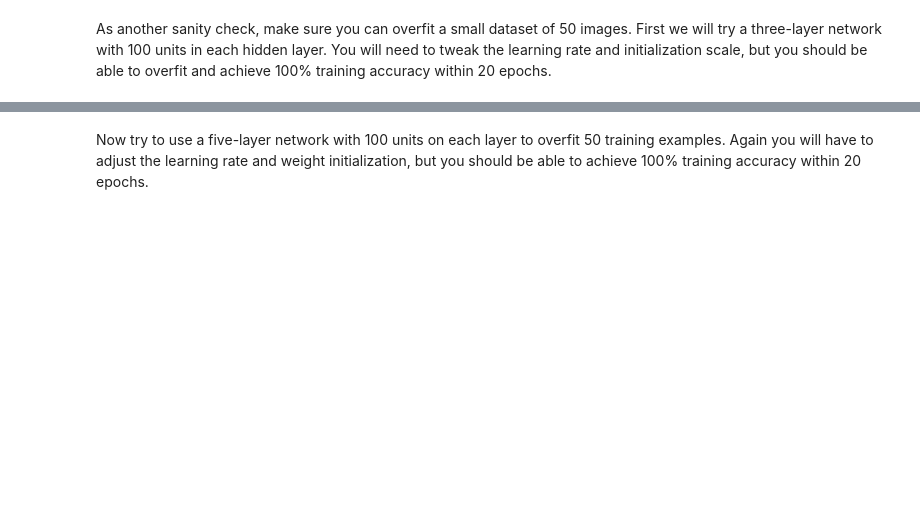
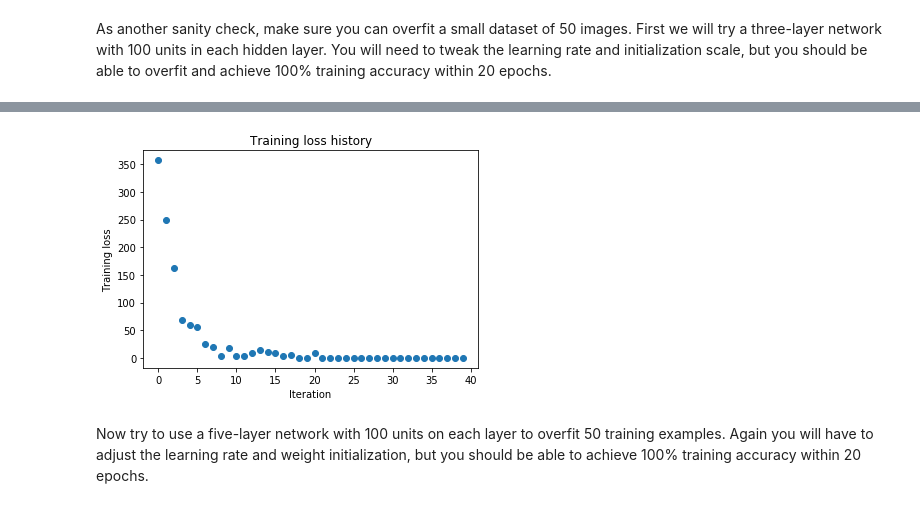
Before and after one commit to JongSeobJ/cs231n-2017, a Jupyter notebook: assignment2/FullyConnectedNets.ipynb, the cells around one changed output, grey strips where cells are left out. Drawn from its saved outputs; the diff is of its cells as text; code cells hidden in the pictures; blank space fills up the shorter version.

```diff
--- a/assignment2/FullyConnectedNets.ipynb
+++ b/assignment2/FullyConnectedNets.ipynb
@@ -412,8 +429,8 @@ small_data = {
   'y_val': data['y_val'],
 }
 
-weight_scale = 1e-2
-learning_rate = 1e-4
+learning_rate = 4e-04
+weight_scale = 1e-01
 model = FullyConnectedNet([100, 100],
               weight_scale=weight_scale, dtype=np.float64)
 solver = Solver(model, small_data,
@@ -430,3 +447,4 @@ plt.title('Training loss history')
 plt.xlabel('Iteration')
 plt.ylabel('Training loss')
 plt.show()
+# %% [output]
@@ -433,3 +468,4 @@ plt.show()
+[figure, added]
 # %% [markdown]
 Now try to use a five-layer network with 100 units on each layer to overfit 50 training examples. Again you will have to adjust the learning rate and weight initialization, but you should be able to achieve 100% training accuracy within 20 epochs.
 # %%
```
Also changed, not shown: parts of 8 cells of this notebook, 3 other files.
